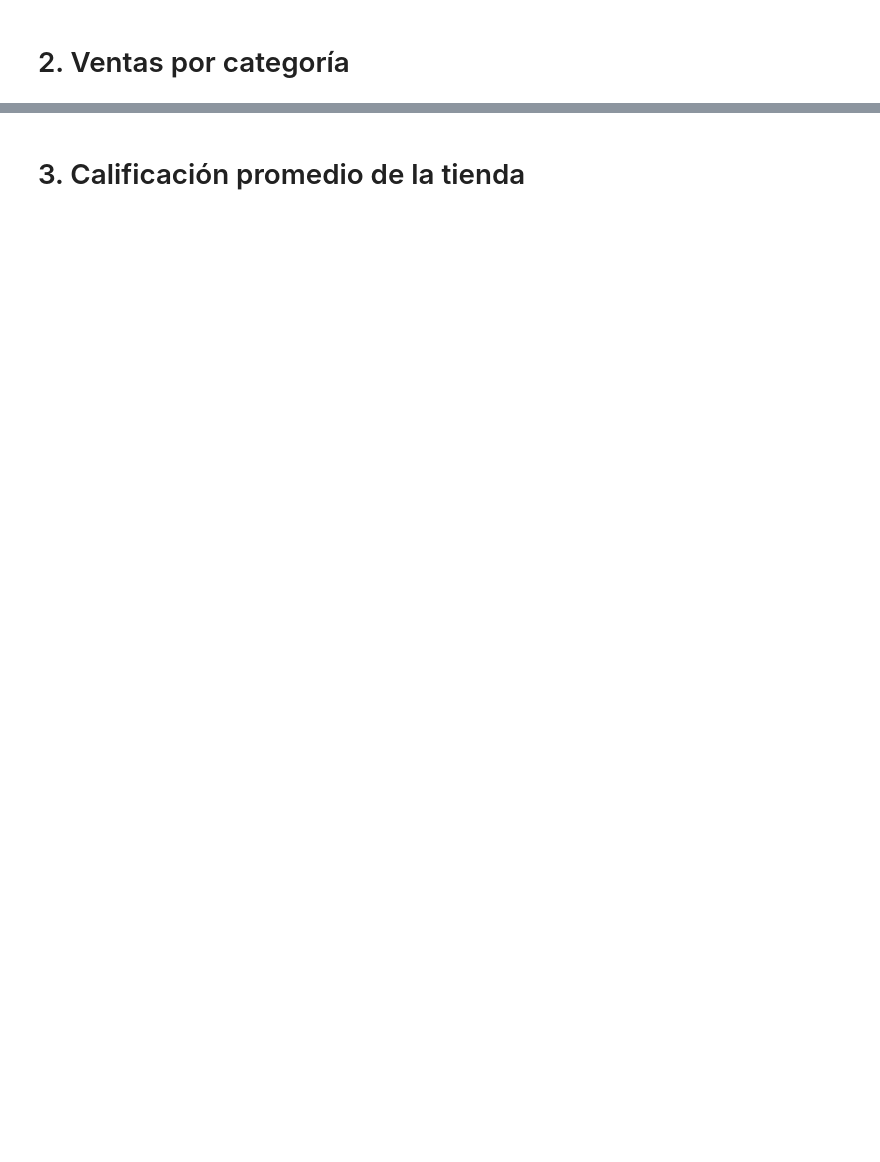
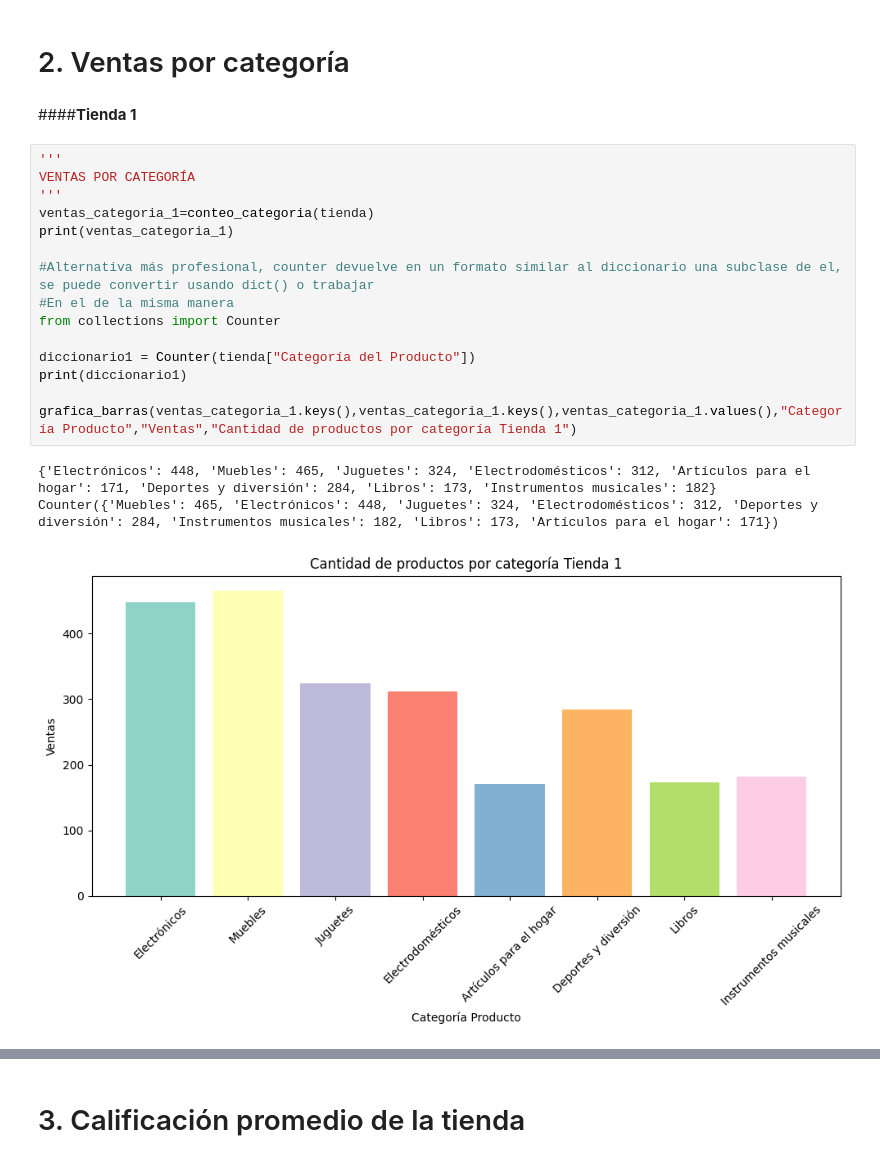
Before and after one commit to Julian-RR/Data-Science-challenge-1, a Jupyter notebook: AluraStoreLatam.ipynb, the cells around one changed output, grey strips where cells are left out. Drawn from its saved outputs; the diff is of its cells as text; blank space fills up the shorter version.

```diff
--- a/AluraStoreLatam.ipynb
+++ b/AluraStoreLatam.ipynb
@@ -139,2 +297,23 @@ tienda.head()
 # %% [markdown]
 # 2. Ventas por categoría
+# %% [markdown]
+####**Tienda 1**
+# %%
+'''
+VENTAS POR CATEGORÍA
+'''
+ventas_categoria_1=conteo_categoria(tienda)
+print(ventas_categoria_1)
+
+#Alternativa más profesional, counter devuelve en un formato símilar al diccionario una subclase de el, se puede convertir usando dict() o trabajar
+#En el de la misma manera
+from collections import Counter
+
+diccionario1 = Counter(tienda["Categoría del Producto"])
+print(diccionario1)
+
+grafica_barras(ventas_categoria_1.keys(),ventas_categoria_1.keys(),ventas_categoria_1.values(),"Categoría Producto","Ventas","Cantidad de productos por categoría Tienda 1")
+# %% [output]
+{'Electrónicos': 448, 'Muebles': 465, 'Juguetes': 324, 'Electrodomésticos': 312, 'Artículos para el hogar': 171, 'Deportes y diversión': 284, 'Libros': 173, 'Instrumentos musicales': 182}
+Counter({'Muebles': 465, 'Electrónicos': 448, 'Juguetes': 324, 'Electrodomésticos': 312, 'Deportes y diversión': 284, 'Instrumentos musicales': 182, 'Libros': 173, 'Artículos para el hogar': 171})
+[figure, added]
```
Also changed, not shown: parts of 33 cells of this notebook.
